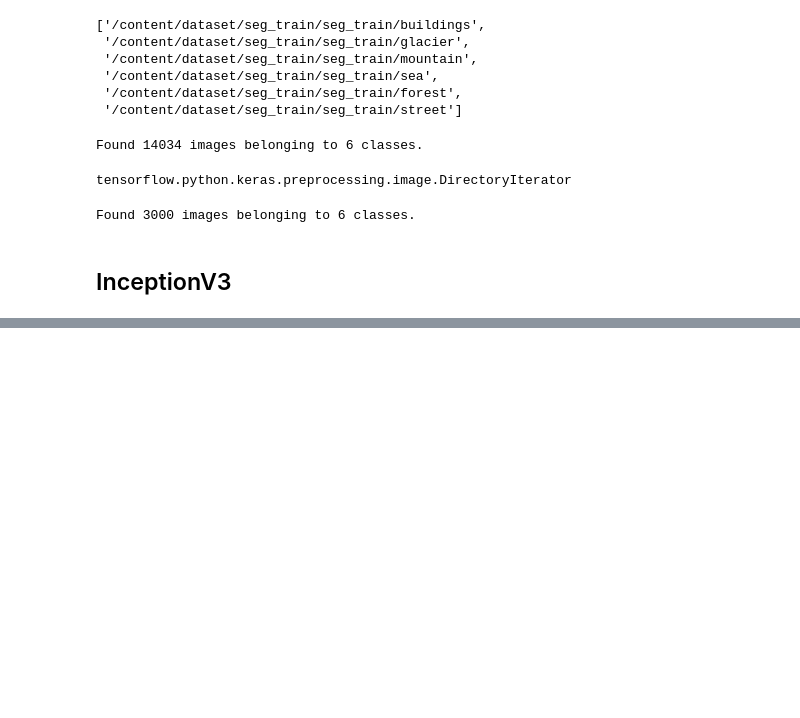
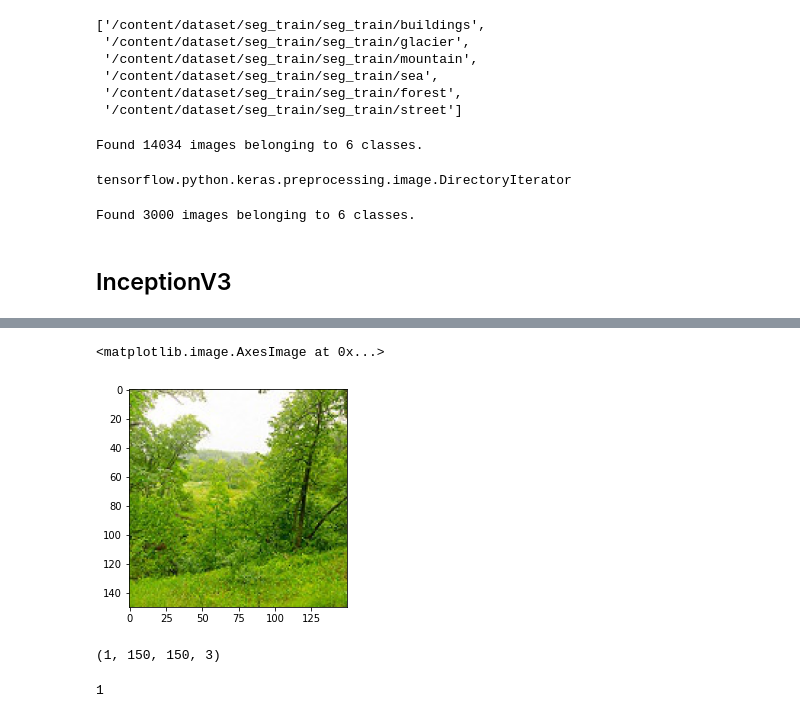
Before and after one commit to infiniteoverflow/Intel-Image-Classification-Challenge, a Jupyter notebook: Image_Scene_Classification.ipynb, the cells around one changed output, grey strips where cells are left out. Cells and saved outputs as stored; diff of their text form; code cells hidden in the pictures; blank space fills up the shorter version.

```diff
--- a/Image_Scene_Classification.ipynb
+++ b/Image_Scene_Classification.ipynb
@@ -137,0 +185,16 @@ ________________________________________________________________________________
+# %%
+from tensorflow.keras.preprocessing.image import load_img,img_to_array
+import glob
+import matplotlib.pyplot as plt
+import numpy as np
+
+images = glob.glob('/content/dataset/seg_pred/seg_pred/*')
+
+image = load_img(images[0],target_size=(150,150))
+# %%
+image = img_to_array(image)
+image = image/255.0
+plt.imshow(image)
+# %% [output]
+<matplotlib.image.AxesImage at 0x...>
+[figure, added]
@@ -137,0 +203,8 @@ ________________________________________________________________________________
+# %%
+image.shape
+# %% [output]
+(1, 150, 150, 3)
+# %%
+np.argmax(model.predict(image))
+# %% [output]
+1
```
Also changed, not shown: parts of 11 cells of this notebook.
